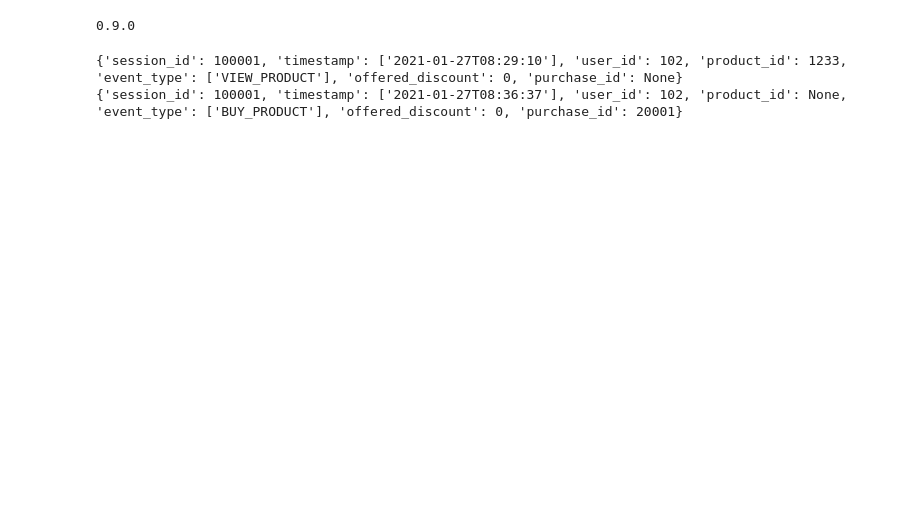
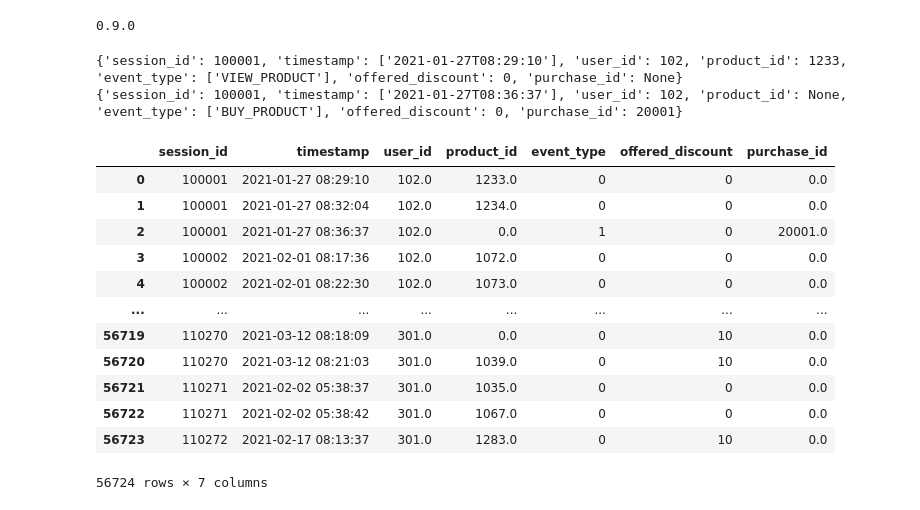
Before and after one commit to tiskus333/AI_discount_predicition, a Jupyter notebook: data_analysis.ipynb, the cells around one changed output. Drawn from its saved outputs; the diff is of its cells as text; code cells hidden in the pictures; blank space fills up the shorter version.

```diff
--- a/data_analysis.ipynb
+++ b/data_analysis.ipynb
@@ -42,3 +42,26 @@ print(vars(train_ds[2]))
 # %% [output]
 {'session_id': 100001, 'timestamp': ['2021-01-27T08:29:10'], 'user_id': 102, 'product_id': 1233, 'event_type': ['VIEW_PRODUCT'], 'offered_discount': 0, 'purchase_id': None}
 {'session_id': 100001, 'timestamp': ['2021-01-27T08:36:37'], 'user_id': 102, 'product_id': None, 'event_type': ['BUY_PRODUCT'], 'offered_discount': 0, 'purchase_id': 20001}
+# %%
+import matplotlib.pyplot as plt
+import pandas as pd
+data = pd.read_json(os.path.abspath('') + "/data/sessions.jsonl", lines=True)
+data = data[['session_id','timestamp','user_id','product_id','event_type','offered_discount','purchase_id']]
+
+cleanup = {"event_type":{"BUY_PRODUCT":1, "VIEW_PRODUCT":0}}
+data = data.replace(cleanup)
+data.fillna(0)
+# %% [output]
+|  | session_id | timestamp | user_id | product_id | event_type | offered_discount | purchase_id |
+| 0 | 100001 | 2021-01-27 08:29:10 | 102.0 | 1233.0 | 0 | 0 | 0.0 |
+| 1 | 100001 | 2021-01-27 08:32:04 | 102.0 | 1234.0 | 0 | 0 | 0.0 |
+| 2 | 100001 | 2021-01-27 08:36:37 | 102.0 | 0.0 | 1 | 0 | 20001.0 |
+| 3 | 100002 | 2021-02-01 08:17:36 | 102.0 | 1072.0 | 0 | 0 | 0.0 |
+| 4 | 100002 | 2021-02-01 08:22:30 | 102.0 | 1073.0 | 0 | 0 | 0.0 |
+| ... | ... | ... | ... | ... | ... | ... | ... |
+| 56719 | 110270 | 2021-03-12 08:18:09 | 301.0 | 0.0 | 0 | 10 | 0.0 |
+| 56720 | 110270 | 2021-03-12 08:21:03 | 301.0 | 1039.0 | 0 | 10 | 0.0 |
+| 56721 | 110271 | 2021-02-02 05:38:37 | 301.0 | 1035.0 | 0 | 0 | 0.0 |
+| 56722 | 110271 | 2021-02-02 05:38:42 | 301.0 | 1067.0 | 0 | 0 | 0.0 |
+| 56723 | 110272 | 2021-02-17 08:13:37 | 301.0 | 1283.0 | 0 | 10 | 0.0 |
+56724 rows × 7 columns
```
Also changed, not shown: parts of 2 cells of this notebook.
